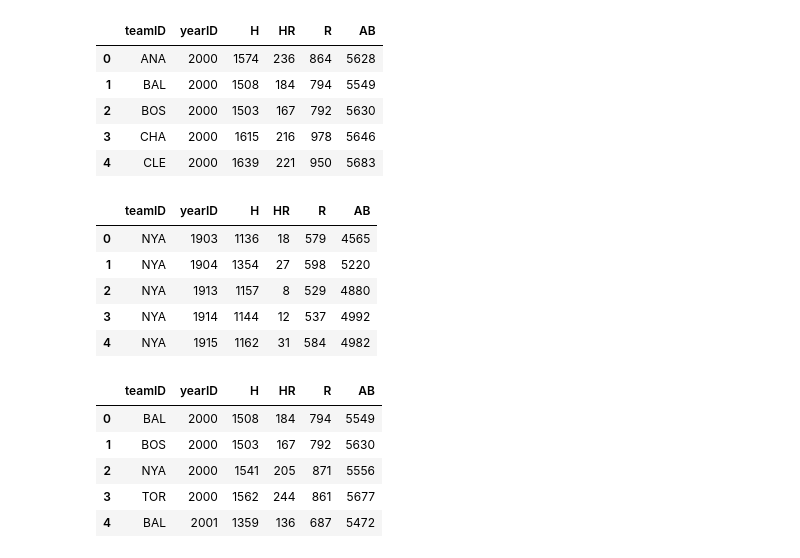
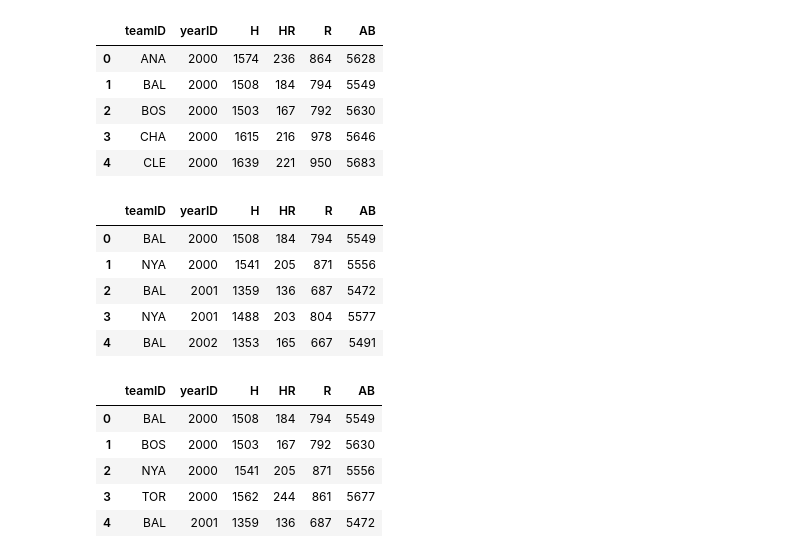
Before and after one commit to TravisRPetersen/sports-analytics-spring18, a Jupyter notebook: lesson_03/SQL_Tutorial.ipynb, the cells around one changed output. Drawn from its saved outputs; the diff is of its cells as text; code cells hidden in the pictures.

```diff
--- a/lesson_03/SQL_Tutorial.ipynb
+++ b/lesson_03/SQL_Tutorial.ipynb
@@ -11,3 +9,5 @@ import matplotlib.pyplot as plt
 plt.style.use('ggplot')
+# %%
+con = sqlite3.connect("lahmansbaseballdb.sqlite")
 # %% [markdown]
 http://schoolofdata.org/2013/03/26/using-sql-for-lightweight-data-analysis/
@@ -46,12 +40,22 @@ mysql_query('select teamID, yearID, H, HR, R, AB from teams where yearID > 1999
 | 3 | CHA | 2000 | 1615 | 216 | 978 | 5646 |
 | 4 | CLE | 2000 | 1639 | 221 | 950 | 5683 |
 # %%
-mysql_query('select teamID, yearID, H, HR, R, AB from teams where yearID > 1999 and lgID = "AL" and teamID = "BAL" or teamID="NYA"').head()
+pd.read_sql('''SELECT teamID,
+                      yearID,
+                      H,
+                      HR,
+                      R,
+                      AB
+               FROM teams
+               WHERE yearID > 1999
+                   AND lgID = "AL"
+                   AND (teamID = "BAL" OR teamID="NYA")
+''', con=con).head()
 # %% [output]
 |  | teamID | yearID | H | HR | R | AB |
-| 0 | NYA | 1903 | 1136 | 18 | 579 | 4565 |
-| 1 | NYA | 1904 | 1354 | 27 | 598 | 5220 |
-| 2 | NYA | 1913 | 1157 | 8 | 529 | 4880 |
-| 3 | NYA | 1914 | 1144 | 12 | 537 | 4992 |
-| 4 | NYA | 1915 | 1162 | 31 | 584 | 4982 |
+| 0 | BAL | 2000 | 1508 | 184 | 794 | 5549 |
+| 1 | NYA | 2000 | 1541 | 205 | 871 | 5556 |
+| 2 | BAL | 2001 | 1359 | 136 | 687 | 5472 |
+| 3 | NYA | 2001 | 1488 | 203 | 804 | 5577 |
+| 4 | BAL | 2002 | 1353 | 165 | 667 | 5491 |
 # %%
```
Also changed, not shown: parts of 13 cells of this notebook, 1 other file.
